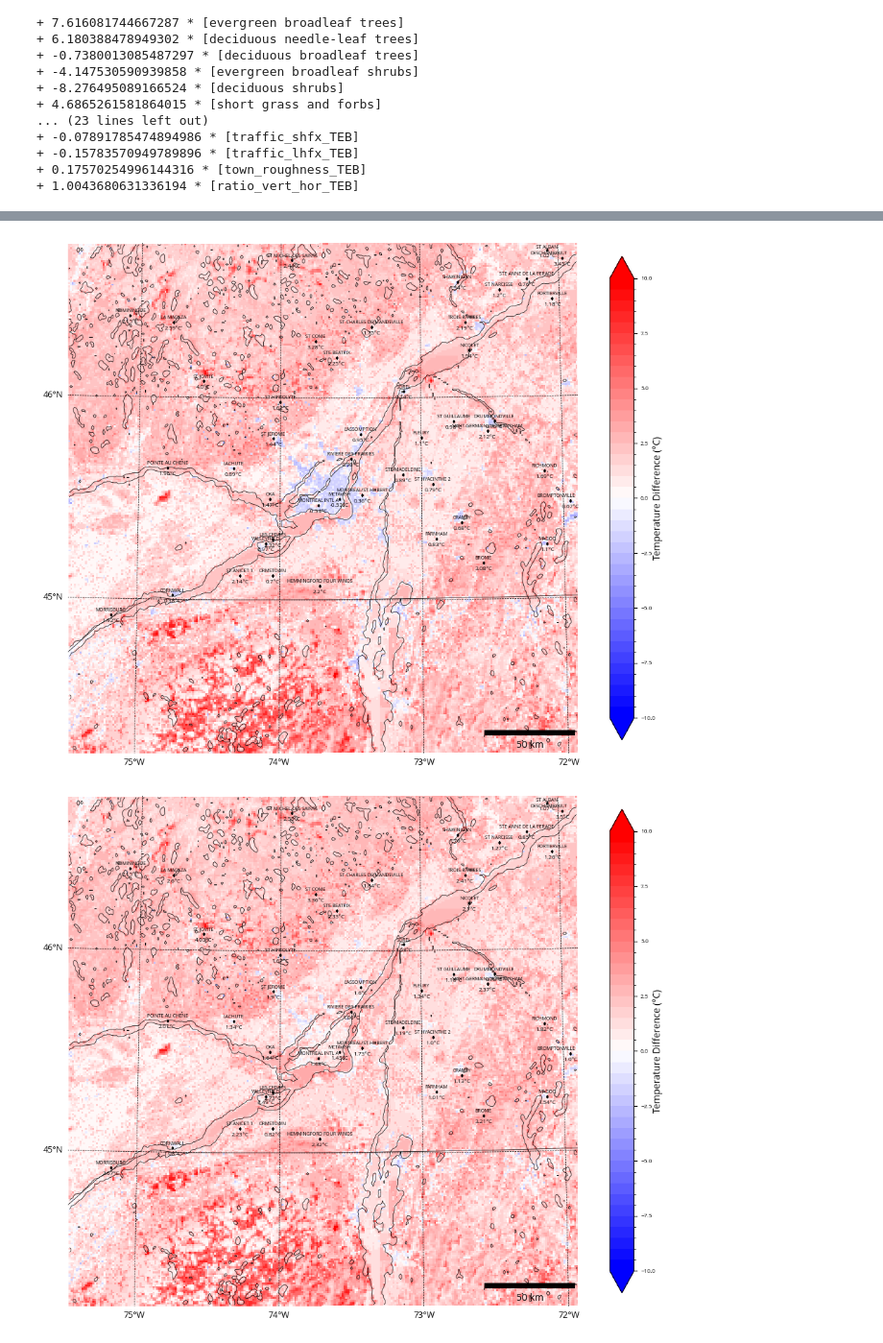
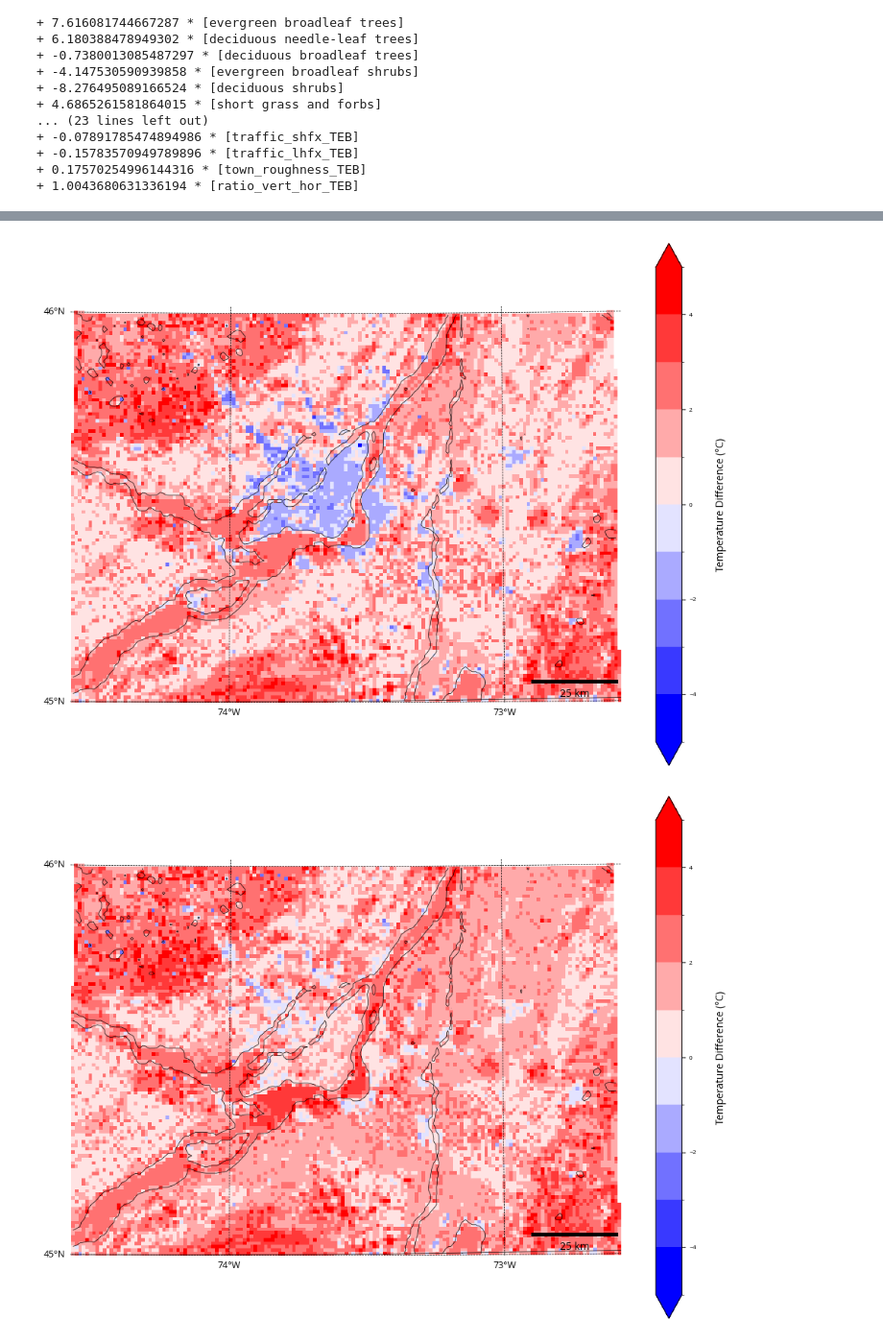
Before and after one commit to devongulley1602/UHI_HW_MTL, a Jupyter notebook: ridge_regression.ipynb, the cells around one changed output, grey strips where cells are left out. Shown at 96% size. Saved outputs shown, nothing was run; the diff lists cells and outputs as text; code cells hidden in the pictures.

```diff
--- a/ridge_regression.ipynb
+++ b/ridge_regression.ipynb
@@ -261,10 +259,11 @@ temperature_strings
 # %%
-fig,ax,cb = plot_field(grid_pred,cmap='bwr',feature_colours='black',vmin=5,vmax=20,levels=15)
-plot_stations(fig,ax,stations=plotted_stations,linear_field=temperature_strings,features_colour='black')
-ax.scatter(plotted_stations.lon, plotted_stations.lat, transform=ccrs.PlateCarree(),
-           color='black', marker='s',s=3)
+fig,ax,cb = plot_field(grid_pred,cmap='bwr',feature_colours='black',vmin=5,vmax=20,num_levels=15,MTL_focus=True)
+# plot_stations(fig,ax,stations=plotted_stations,linear_field=temperature_strings,features_colour='black')
+# ax.scatter(plotted_stations.lon, plotted_stations.lat, transform=ccrs.PlateCarree(),
+#            color='black', marker='s',s=3)
 cb.ax.yaxis.label.set_position((2, 0))
 cb.ax.set_ylabel('Temperature (°C)', rotation=90, va='center')
+plt.show()
 # for station in plotted_stations:
 #     ax.scatter(station.lon - 0.1, station.lat, transform=ccrs.PlateCarree(),
 #                color='black', marker=f'${station.values}$',s=10)
@@ -272,5 +271,5 @@ cb.ax.set_ylabel('Temperature (°C)', rotation=90, va='center')
 # cb.ax.yaxis.set_label_position('right')
 # cb.ax.yaxis.label.set_verticalalignment('center')
 # cb.set_label('Temperature (°C)',rotation=90,labelpad=1000)
-plt.savefig('summer_tasmin_ridge.pdf')
+# plt.savefig('summer_tasmin_ridge.pdf')
 # %% [output]
@@ -278,17 +277,18 @@ plt.savefig('summer_tasmin_ridge.pdf')
 # %%
 # Loading the simulated averages to compare
 field = 'tasmin'
-path = '/runoff/gulley/St_Laurent/intermediates'
+path = '/runoff/gulley/St_Laurent/intermediates/sim/seasonal'
 summer = {}
-summer[f'{field}_C'] = xr.open_zarr(f'{path}/sim/seasons_avg_{field}_noTEB.zarr')[field].sel(season='JJA') - 273.15
-summer[f'{field}_T'] = xr.open_zarr(f'{path}/sim/seasons_avg_{field}_TEB.zarr')[field].sel(season='JJA') - 273.15
+summer[f'{field}_C'] = xr.open_zarr(f'{path}/seasons_avg_{field}_noTEB.zarr')[field].sel(season='JJA') - 273.15
+summer[f'{field}_T'] = xr.open_zarr(f'{path}/seasons_avg_{field}_TEB.zarr')[field].sel(season='JJA') - 273.15
 # %%
 for model in ['C','T']:
-    fig,ax,cb = plot_field(summer[f'tasmin_{model}'],cmap='bwr',feature_colours='black',vmin=5,vmax=20,levels=15)
-    plot_stations(fig,ax,field=gaussian_blur_xarray(summer[f'tasmin_{model}']),features_colour='black',units='°C')
-    ax.scatter(plotted_stations.lon, plotted_stations.lat, transform=ccrs.PlateCarree(),
-               color='black', marker='s',s=3)
+    fig,ax,cb = plot_field(summer[f'tasmin_{model}'],cmap='bwr',feature_colours='black',vmin=5,vmax=20,num_levels=15,MTL_focus=True)
+    # plot_stations(fig,ax,field=gaussian_blur_xarray(summer[f'tasmin_{model}']),features_colour='black',units='°C')
+    # ax.scatter(plotted_stations.lon, plotted_stations.lat, transform=ccrs.PlateCarree(),
+    #            color='black', marker='s',s=3)
     cb.ax.yaxis.label.set_position((2, 0))
     cb.ax.set_ylabel('Temperature (°C)', rotation=90, va='center')
-    plt.savefig(f'summer_tasmin_{model}.pdf')
+    # plt.savefig(f'summer_tasmin_{model}.pdf')
+    plt.show()
 # %% [output]
@@ -297,20 +297,16 @@ for model in ['C','T']:
 # %%
-station_rotated_points = rotated_pole.transform_points(ccrs.PlateCarree(), plotted_stations['lon'].values, plotted_stations['lat'].values)
-station_rlon = station_rotated_points[:, 0]
-station_rlat = station_rotated_points[:, 1]
+# station_rotated_points = rotated_pole.transform_points(ccrs.PlateCarree(), stations['lon'].values, stations['lat'].values)
+# station_rlon = station_rotated_points[:, 0]
+# station_rlat = station_rotated_points[:, 1]
 
 
 for model in ['C','T'] :
     field = summer[f'tasmin_{model}']
-    linear_obsdiff = gaussian_blur_xarray(field).sel(rlat=xr.DataArray(station_rlat, dims='points'),rlon=xr.DataArray(station_rlon, dims='points'),method='nearest').values - avgs['tasmin'].sel(season='JJA').dropna('station').values
     diff = field - grid_pred
-    fig,ax,cb = plot_field(diff,cmap='bwr',feature_colours='black',levels=40,vmin=-10,vmax=10)
-    plot_stations(fig,ax,linear_field=linear_obsdiff,features_colour='black',stations=plotted_stations,units='°C')
-    ax.scatter(plotted_stations.lon, plotted_stations.lat, transform=ccrs.PlateCarree(),
-               color='black', marker='s',s=3)
-    cb.ax.yaxis.label.set_position((2, 0))
+    fig,ax,cb = plot_field(diff,cmap='bwr',feature_colours='black',num_levels=10,vmin=-5,vmax=5,MTL_focus=True)
+    cb.ax.yaxis.label.set_position((2.5, 0))
     cb.ax.set_ylabel('Temperature Difference (°C)', rotation=90, va='center')
-    plt.savefig(f'ridgediff_summer_tasmin_{model}.pdf')
+    plt.show()
 # %% [output]
-[figure, old version]
+[figure, new version]
-[figure, old version]
+[figure, new version]
```
Also changed, not shown: parts of 7 cells of this notebook, 13 other files.
